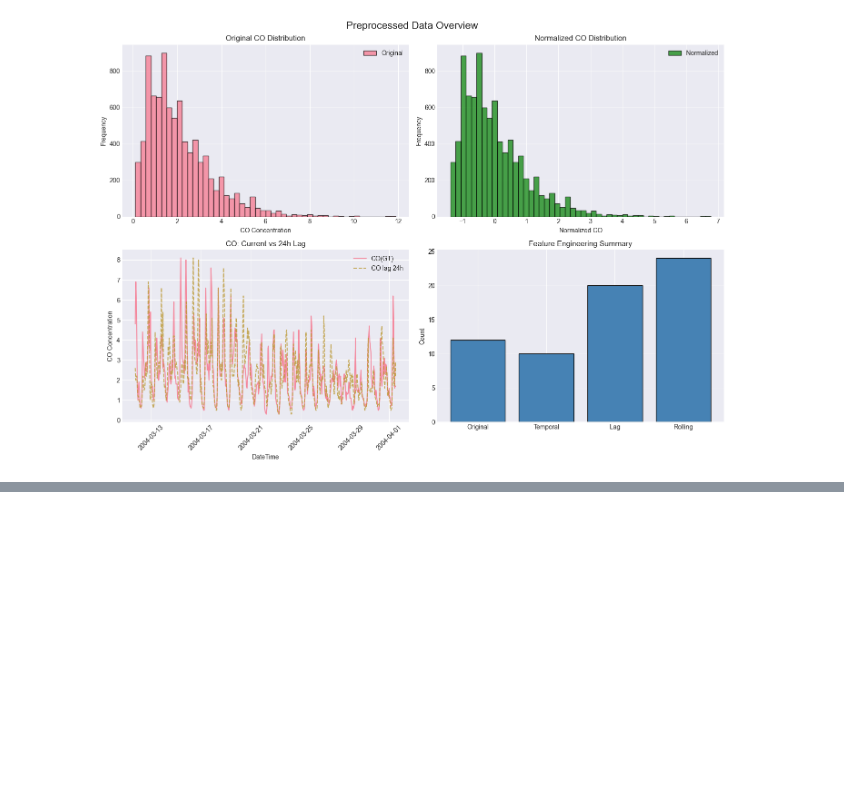
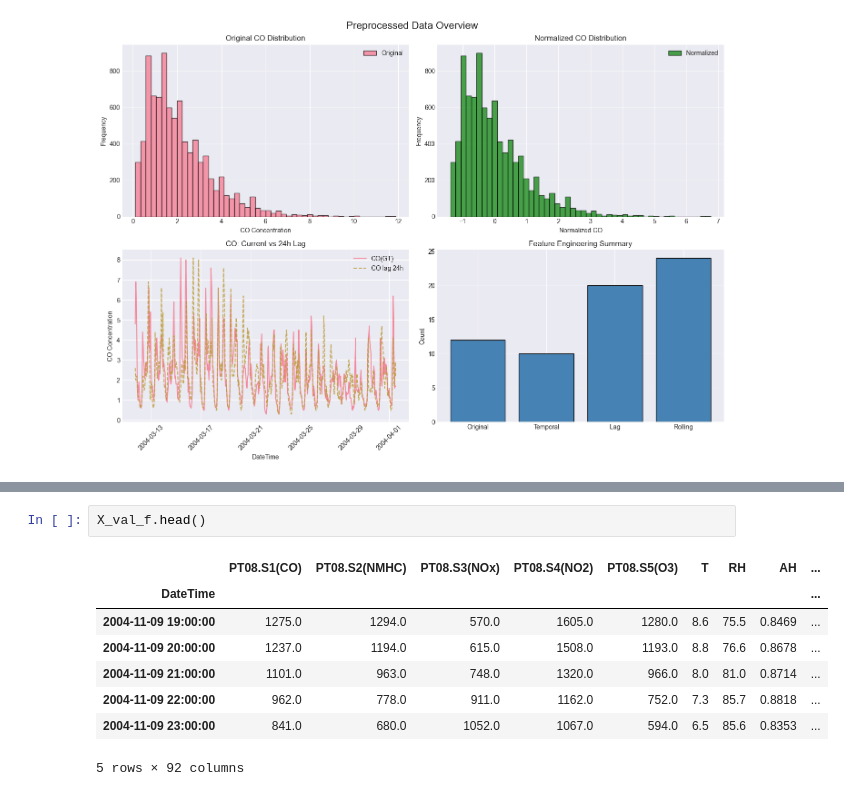
Before and after one commit to RomanticD/COMP9417_Project, a Jupyter notebook: Group_Project_Main.ipynb, the cells around one changed output, grey strips where cells are left out. Cells and saved outputs as stored; diff of their text form; blank space fills up the shorter version.

```diff
--- a/Group_Project_Main.ipynb
+++ b/Group_Project_Main.ipynb
@@ -625,0 +975,11 @@ Next steps:
+# %%
+X_val_f.head()
+# %% [output]
+|  | PT08.S1(CO) | PT08.S2(NMHC) | PT08.S3(NOx) | PT08.S4(NO2) | PT08.S5(O3) | T | RH | AH | ... |
+| DateTime |  |  |  |  |  |  |  |  | ... |
+| 2004-11-09 19:00:00 | 1275.0 | 1294.0 | 570.0 | 1605.0 | 1280.0 | 8.6 | 75.5 | 0.8469 | ... |
+| 2004-11-09 20:00:00 | 1237.0 | 1194.0 | 615.0 | 1508.0 | 1193.0 | 8.8 | 76.6 | 0.8678 | ... |
+| 2004-11-09 21:00:00 | 1101.0 | 963.0 | 748.0 | 1320.0 | 966.0 | 8.0 | 81.0 | 0.8714 | ... |
+| 2004-11-09 22:00:00 | 962.0 | 778.0 | 911.0 | 1162.0 | 752.0 | 7.3 | 85.7 | 0.8818 | ... |
+| 2004-11-09 23:00:00 | 841.0 | 680.0 | 1052.0 | 1067.0 | 594.0 | 6.5 | 85.6 | 0.8353 | ... |
+5 rows × 92 columns
```
Also changed, not shown: parts of 8 cells of this notebook, 55 other files.
